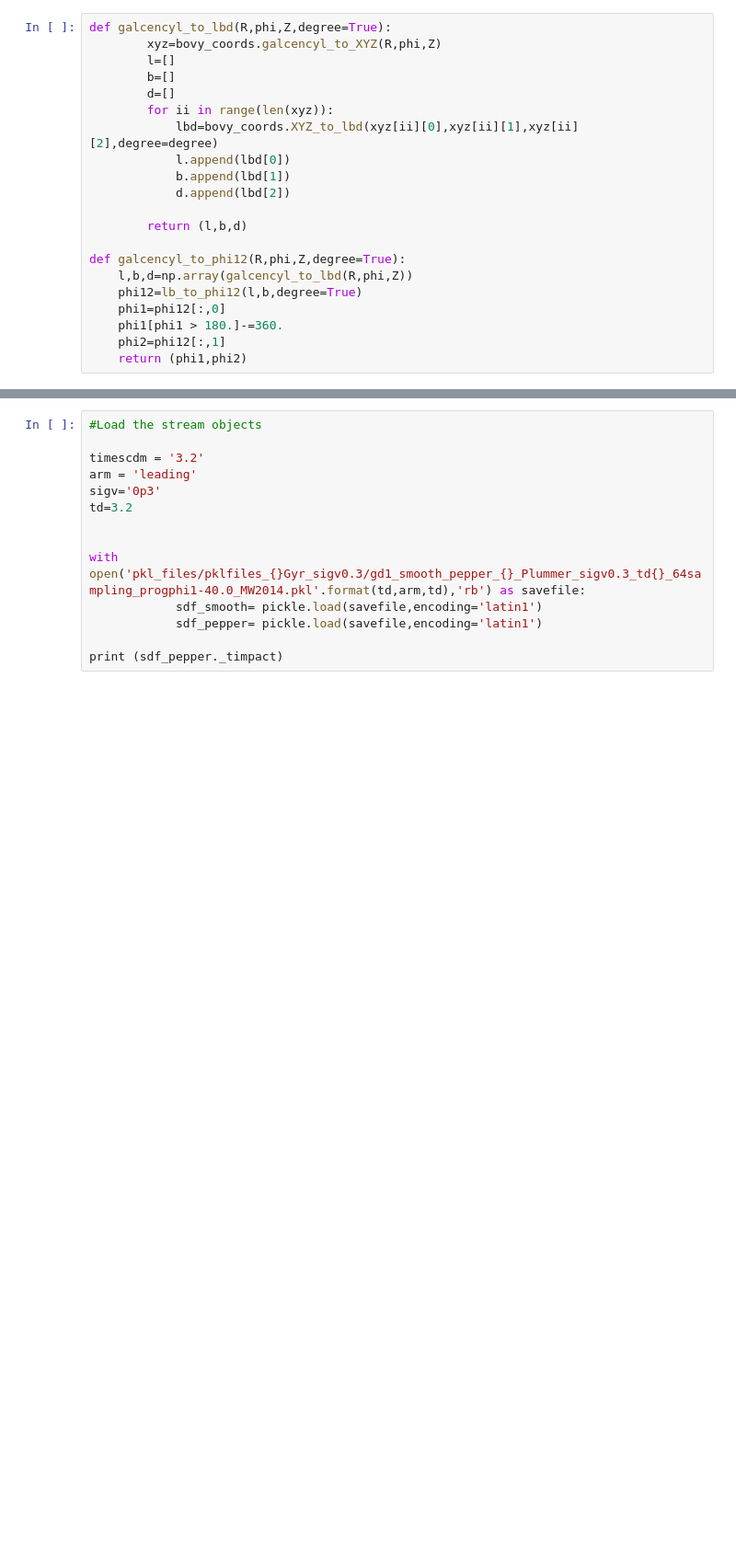
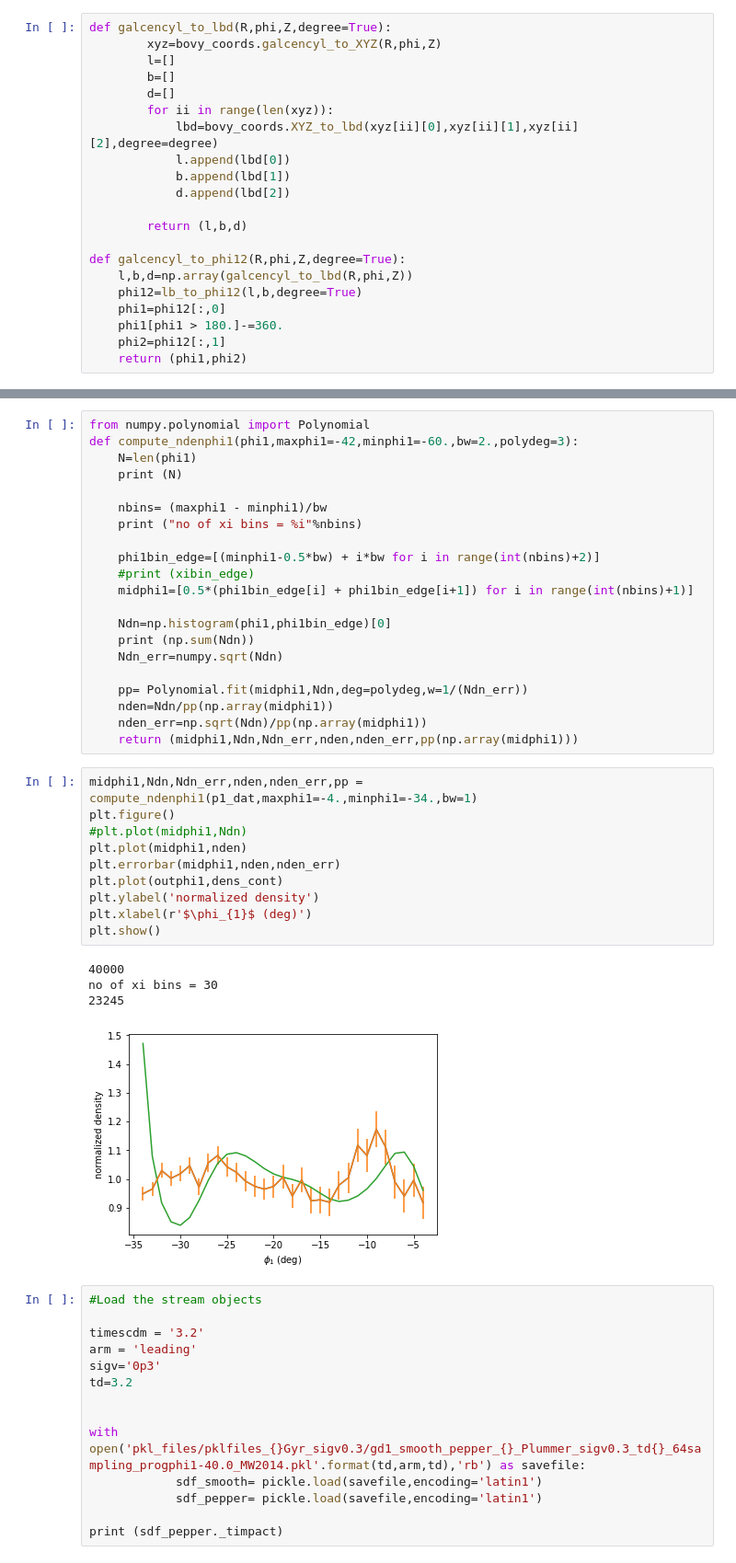
Before and after one commit to nbanik/Analyze_GD-1, a Jupyter notebook: spraydf_combine_bar+spiral and subhalos.ipynb, the cells around one changed output, grey strips where cells are left out. Shown at 92% size. Saved outputs shown, nothing was run; the diff lists cells and outputs as text; blank space fills up the shorter version.

```diff
--- a/spraydf_combine_bar+spiral and subhalos.ipynb
+++ b/spraydf_combine_bar+spiral and subhalos.ipynb
@@ -295,3 +338,39 @@ plt.show()
+# %%
+from numpy.polynomial import Polynomial
+def compute_ndenphi1(phi1,maxphi1=-42,minphi1=-60.,bw=2.,polydeg=3):
+    N=len(phi1)
+    print (N)
+
+    nbins= (maxphi1 - minphi1)/bw
+    print ("no of xi bins = %i"%nbins)
+
+    phi1bin_edge=[(minphi1-0.5*bw) + i*bw for i in range(int(nbins)+2)]
+    #print (xibin_edge)
+    midphi1=[0.5*(phi1bin_edge[i] + phi1bin_edge[i+1]) for i in range(int(nbins)+1)]
+
+    Ndn=np.histogram(phi1,phi1bin_edge)[0]
+    print (np.sum(Ndn))
+    Ndn_err=numpy.sqrt(Ndn)
+
+    pp= Polynomial.fit(midphi1,Ndn,deg=polydeg,w=1/(Ndn_err))
+    nden=Ndn/pp(np.array(midphi1))
+    nden_err=np.sqrt(Ndn)/pp(np.array(midphi1))
+    return (midphi1,Ndn,Ndn_err,nden,nden_err,pp(np.array(midphi1)))
+# %%
+midphi1,Ndn,Ndn_err,nden,nden_err,pp = compute_ndenphi1(p1_dat,maxphi1=-4.,minphi1=-34.,bw=1)
+plt.figure()
+#plt.plot(midphi1,Ndn)
+plt.plot(midphi1,nden)
+plt.errorbar(midphi1,nden,nden_err)
+plt.plot(outphi1,dens_cont)
+plt.ylabel('normalized density')
+plt.xlabel(r'$\phi_{1}$ (deg)')
+plt.show()
+# %% [output]
+40000
+no of xi bins = 30
+23245
+[figure, added]
 # %%
 #Load the stream objects
 
```
Also changed, not shown: parts of 7 cells of this notebook, 1 other file.
